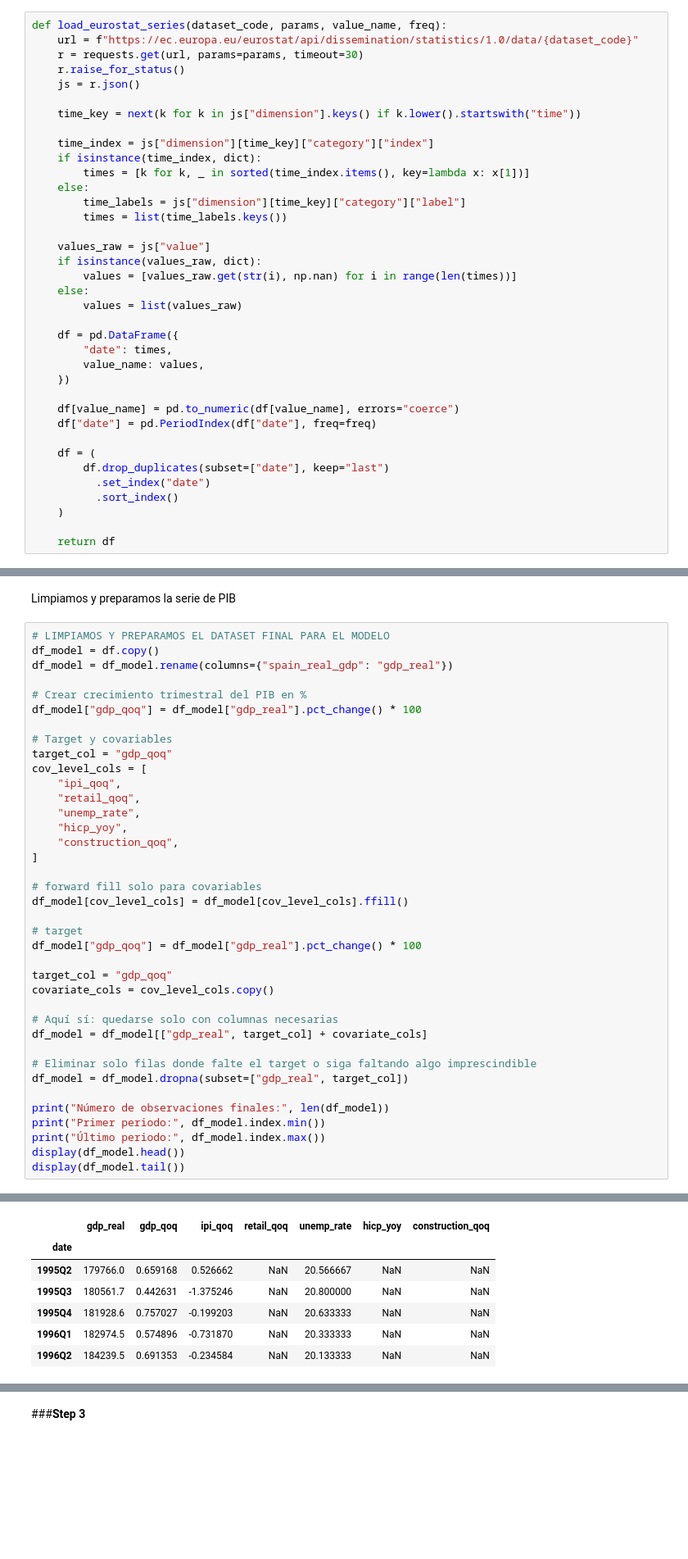
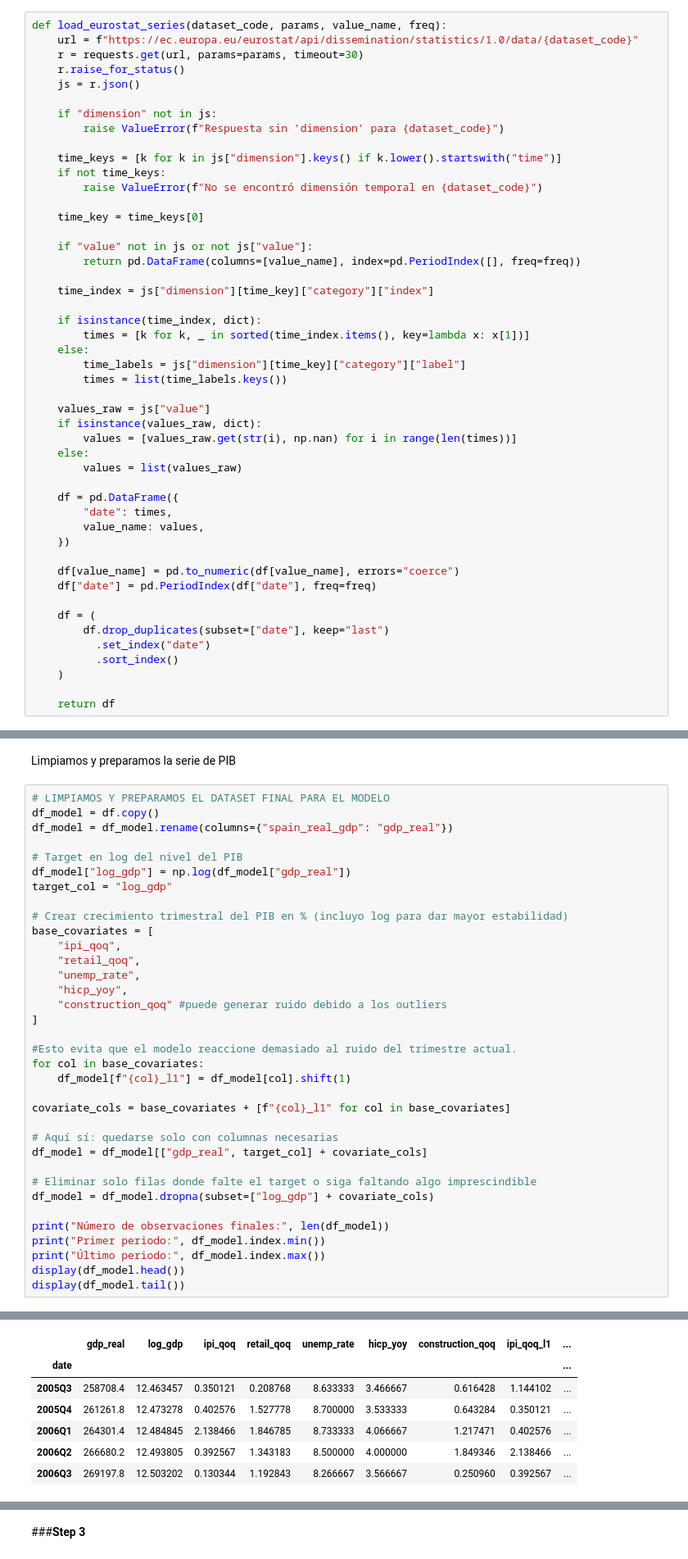
Before and after one commit to angelagdca/GDP_first_model, a Jupyter notebook: GDP_model_second_try.ipynb, the cells around one changed output, grey strips where cells are left out. Shown at 82% size. Drawn from its saved outputs; the diff is of its cells as text; blank space fills up the shorter version.

```diff
--- a/GDP_model_second_try.ipynb
+++ b/GDP_model_second_try.ipynb
@@ -158,9 +158,20 @@ def load_eurostat_series(dataset_code, params, value_name, freq):
     r.raise_for_status()
     js = r.json()
 
-    time_key = next(k for k in js["dimension"].keys() if k.lower().startswith("time"))
+    if "dimension" not in js:
+        raise ValueError(f"Respuesta sin 'dimension' para {dataset_code}")
+
+    time_keys = [k for k in js["dimension"].keys() if k.lower().startswith("time")]
+    if not time_keys:
+        raise ValueError(f"No se encontró dimensión temporal en {dataset_code}")
+
+    time_key = time_keys[0]
+
+    if "value" not in js or not js["value"]:
+        return pd.DataFrame(columns=[value_name], index=pd.PeriodIndex([], freq=freq))
 
     time_index = js["dimension"][time_key]["category"]["index"]
+
     if isinstance(time_index, dict):
         times = [k for k, _ in sorted(time_index.items(), key=lambda x: x[1])]
     else:
@@ -401,33 +459,30 @@ Limpiamos y preparamos la serie de PIB
 df_model = df.copy()
 df_model = df_model.rename(columns={"spain_real_gdp": "gdp_real"})
 
-# Crear crecimiento trimestral del PIB en %
-df_model["gdp_qoq"] = df_model["gdp_real"].pct_change() * 100
+# Target en log del nivel del PIB
+df_model["log_gdp"] = np.log(df_model["gdp_real"])
+target_col = "log_gdp"
 
-# Target y covariables
-target_col = "gdp_qoq"
-cov_level_cols = [
+# Crear crecimiento trimestral del PIB en % (incluyo log para dar mayor estabilidad)
+base_covariates = [
     "ipi_qoq",
     "retail_qoq",
     "unemp_rate",
     "hicp_yoy",
-    "construction_qoq",
+    "construction_qoq" #puede generar ruido debido a los outliers
 ]
 
-# forward fill solo para covariables
-df_model[cov_level_cols] = df_model[cov_level_cols].ffill()
+#Esto evita que el modelo reaccione demasiado al ruido del trimestre actual.
+for col in base_covariates:
+    df_model[f"{col}_l1"] = df_model[col].shift(1)
 
-# target
-df_model["gdp_qoq"] = df_model["gdp_real"].pct_change() * 100
-
-target_col = "gdp_qoq"
-covariate_cols = cov_level_cols.copy()
+covariate_cols = base_covariates + [f"{col}_l1" for col in base_covariates]
 
 # Aquí sí: quedarse solo con columnas necesarias
 df_model = df_model[["gdp_real", target_col] + covariate_cols]
 
 # Eliminar solo filas donde falte el target o siga faltando algo imprescindible
-df_model = df_model.dropna(subset=["gdp_real", target_col])
+df_model = df_model.dropna(subset=["log_gdp"] + covariate_cols)
 
 print("Número de observaciones finales:", len(df_model))
 print("Primer periodo:", df_model.index.min())
@@ -440,8 +495,8 @@ Primer periodo: 1995Q2
 Último periodo: 2025Q4
-|  | gdp_real | gdp_qoq | ipi_qoq | retail_qoq | unemp_rate | hicp_yoy | construction_qoq |
-| date |  |  |  |  |  |  |  |
-| 1995Q2 | 179766.0 | 0.659168 | 0.526662 | NaN | 20.566667 | NaN | NaN |
-| 1995Q3 | 180561.7 | 0.442631 | -1.375246 | NaN | 20.800000 | NaN | NaN |
-| 1995Q4 | 181928.6 | 0.757027 | -0.199203 | NaN | 20.633333 | NaN | NaN |
-| 1996Q1 | 182974.5 | 0.574896 | -0.731870 | NaN | 20.333333 | NaN | NaN |
-| 1996Q2 | 184239.5 | 0.691353 | -0.234584 | NaN | 20.133333 | NaN | NaN |
+|  | gdp_real | log_gdp | ipi_qoq | retail_qoq | unemp_rate | hicp_yoy | construction_qoq | ipi_qoq_l1 | ... |
+| date |  |  |  |  |  |  |  |  | ... |
+| 2005Q3 | 258708.4 | 12.463457 | 0.350121 | 0.208768 | 8.633333 | 3.466667 | 0.616428 | 1.144102 | ... |
+| 2005Q4 | 261261.8 | 12.473278 | 0.402576 | 1.527778 | 8.700000 | 3.533333 | 0.643284 | 0.350121 | ... |
+| 2006Q1 | 264301.4 | 12.484845 | 2.138466 | 1.846785 | 8.733333 | 4.066667 | 1.217471 | 0.402576 | ... |
+| 2006Q2 | 266680.2 | 12.493805 | 0.392567 | 1.343183 | 8.500000 | 4.000000 | 1.849346 | 2.138466 | ... |
+| 2006Q3 | 269197.8 | 12.503202 | 0.130344 | 1.192843 | 8.266667 | 3.566667 | 0.250960 | 0.392567 | ... |
```
Also changed, not shown: parts of 29 cells of this notebook.
